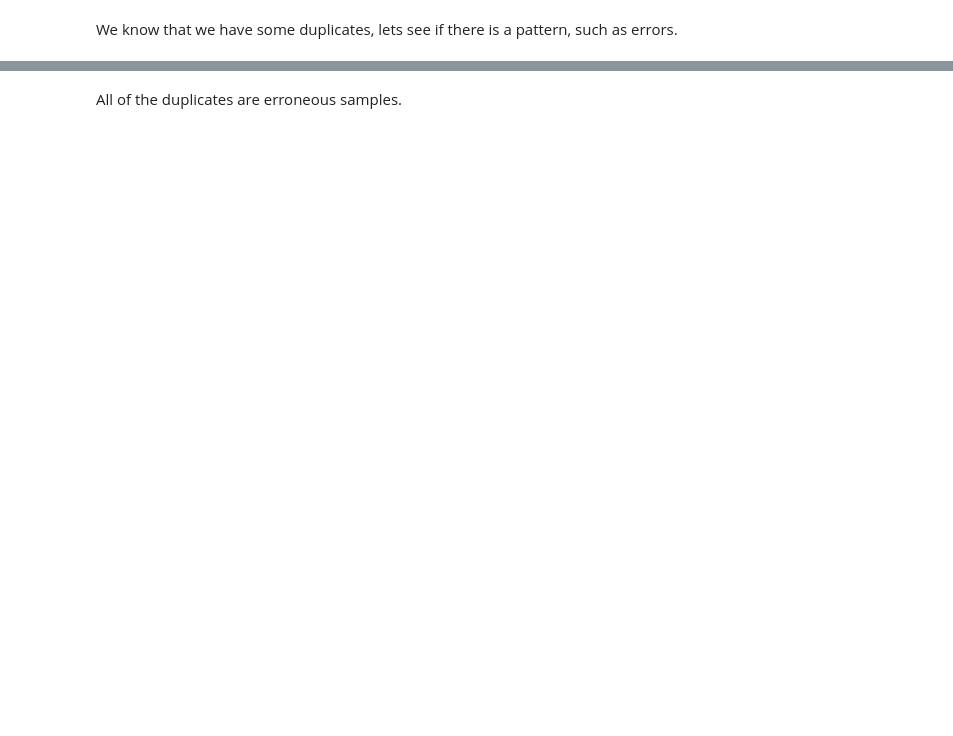
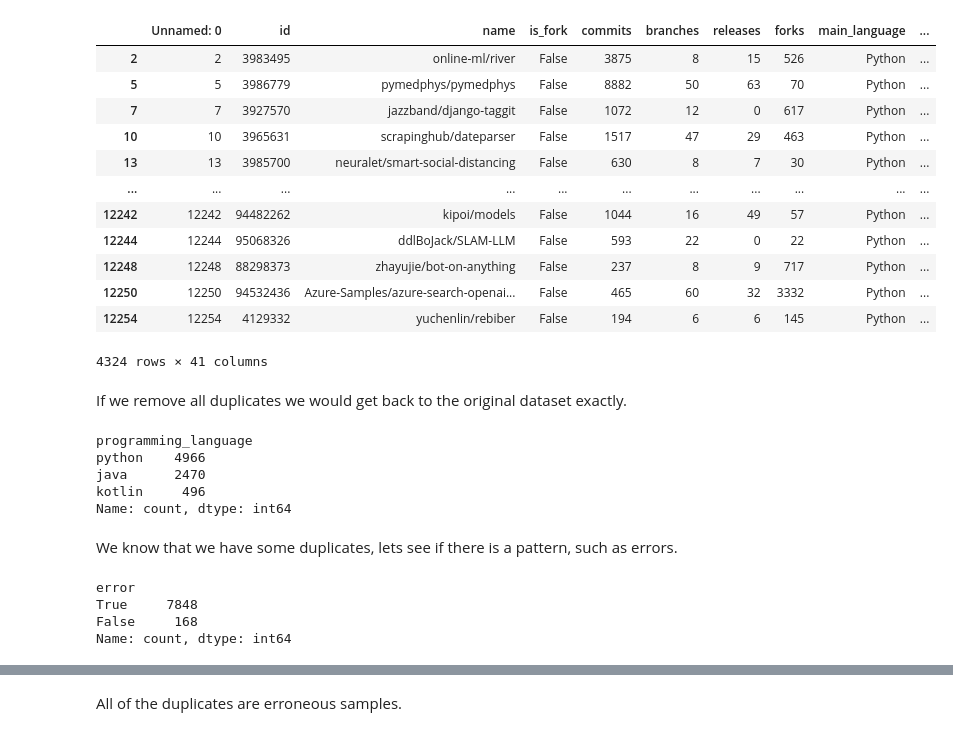
Before and after one commit to JetBrains-Research/vcs-agent, a Jupyter notebook: src/notebooks/analyze_dataset.ipynb, the cells around one changed output, grey strips where cells are left out. Cells and saved outputs as stored; diff of their text form; code cells hidden in the pictures; blank space fills up the shorter version.

```diff
--- a/src/notebooks/analyze_dataset.ipynb
+++ b/src/notebooks/analyze_dataset.ipynb
@@ -6,4 +7,37 @@ dataset_df = pd.read_csv('/mnt/c/Users/tobias.lindenbauer/PycharmProjects/vcs-ac
+# %%
+cleaned_dataset_df[cleaned_dataset_df.duplicated(subset=['id'])]
+# %% [output]
+|  | Unnamed: 0 | id | name | is_fork | commits | branches | releases | forks | main_language | ... |
+| 2 | 2 | 3983495 | online-ml/river | False | 3875 | 8 | 15 | 526 | Python | ... |
+| 5 | 5 | 3986779 | pymedphys/pymedphys | False | 8882 | 50 | 63 | 70 | Python | ... |
+| 7 | 7 | 3927570 | jazzband/django-taggit | False | 1072 | 12 | 0 | 617 | Python | ... |
+| 10 | 10 | 3965631 | scrapinghub/dateparser | False | 1517 | 47 | 29 | 463 | Python | ... |
+| 13 | 13 | 3985700 | neuralet/smart-social-distancing | False | 630 | 8 | 7 | 30 | Python | ... |
+| ... | ... | ... | ... | ... | ... | ... | ... | ... | ... | ... |
+| 12242 | 12242 | 94482262 | kipoi/models | False | 1044 | 16 | 49 | 57 | Python | ... |
+| 12244 | 12244 | 95068326 | ddlBoJack/SLAM-LLM | False | 593 | 22 | 0 | 22 | Python | ... |
+| 12248 | 12248 | 88298373 | zhayujie/bot-on-anything | False | 237 | 8 | 9 | 717 | Python | ... |
+| 12250 | 12250 | 94532436 | Azure-Samples/azure-search-openai... | False | 465 | 60 | 32 | 3332 | Python | ... |
+| 12254 | 12254 | 4129332 | yuchenlin/rebiber | False | 194 | 6 | 6 | 145 | Python | ... |
+4324 rows × 41 columns
+# %% [markdown]
+If we remove all duplicates we would get back to the original dataset exactly.
+# %%
+dataset_df.programming_language.value_counts()
+# %% [output]
+programming_language
+python    4966
+java      2470
+kotlin     496
+Name: count, dtype: int64
 # %% [markdown]
 We know that we have some duplicates, lets see if there is a pattern, such as errors.
 # %%
 duplicates = dataset_df[dataset_df.duplicated(subset=['id'])]
+# %%
+dataset_df.error.isna().value_counts()
+# %% [output]
+error
+True     7848
+False     168
+Name: count, dtype: int64
```
Also changed, not shown: parts of 25 cells of this notebook.
